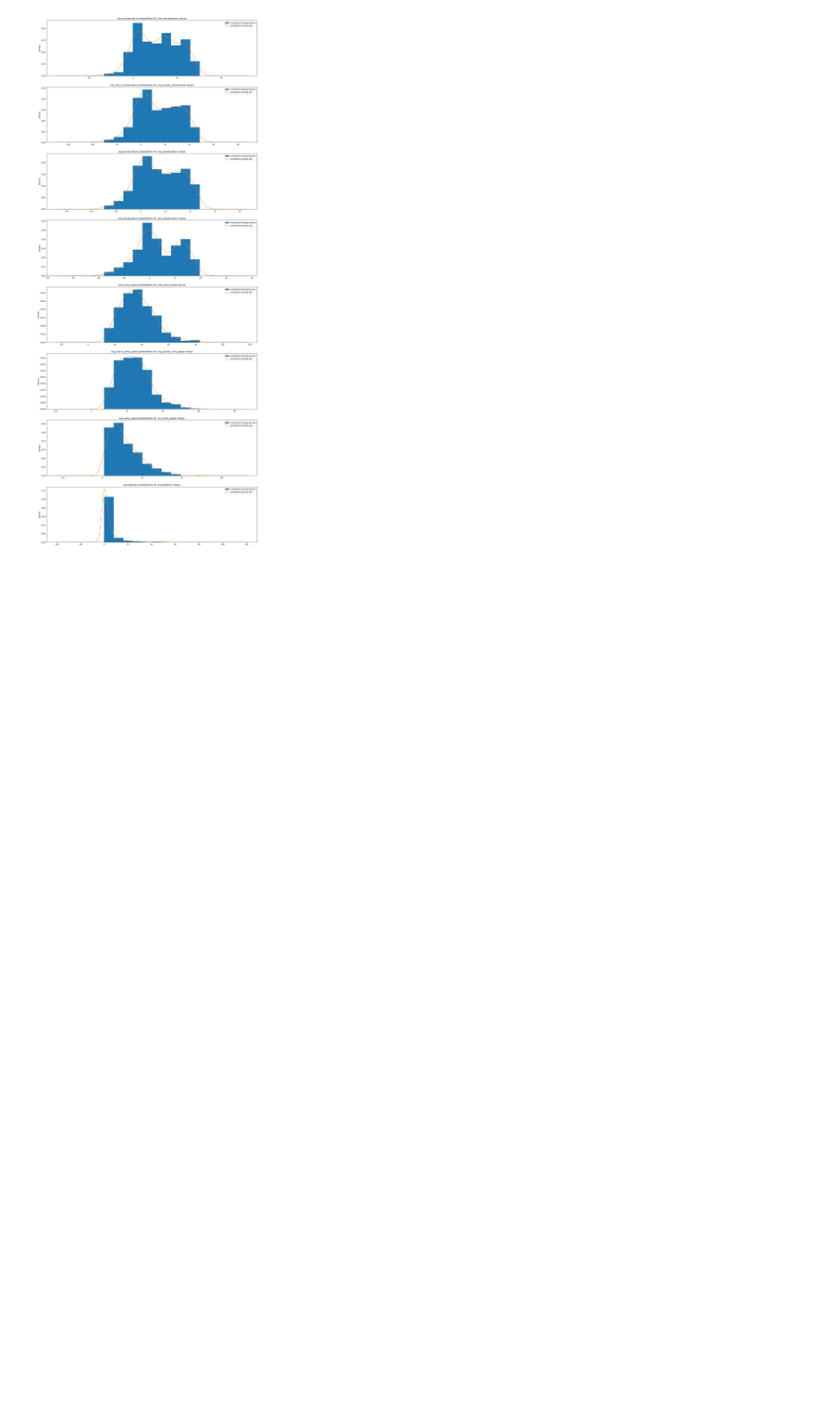
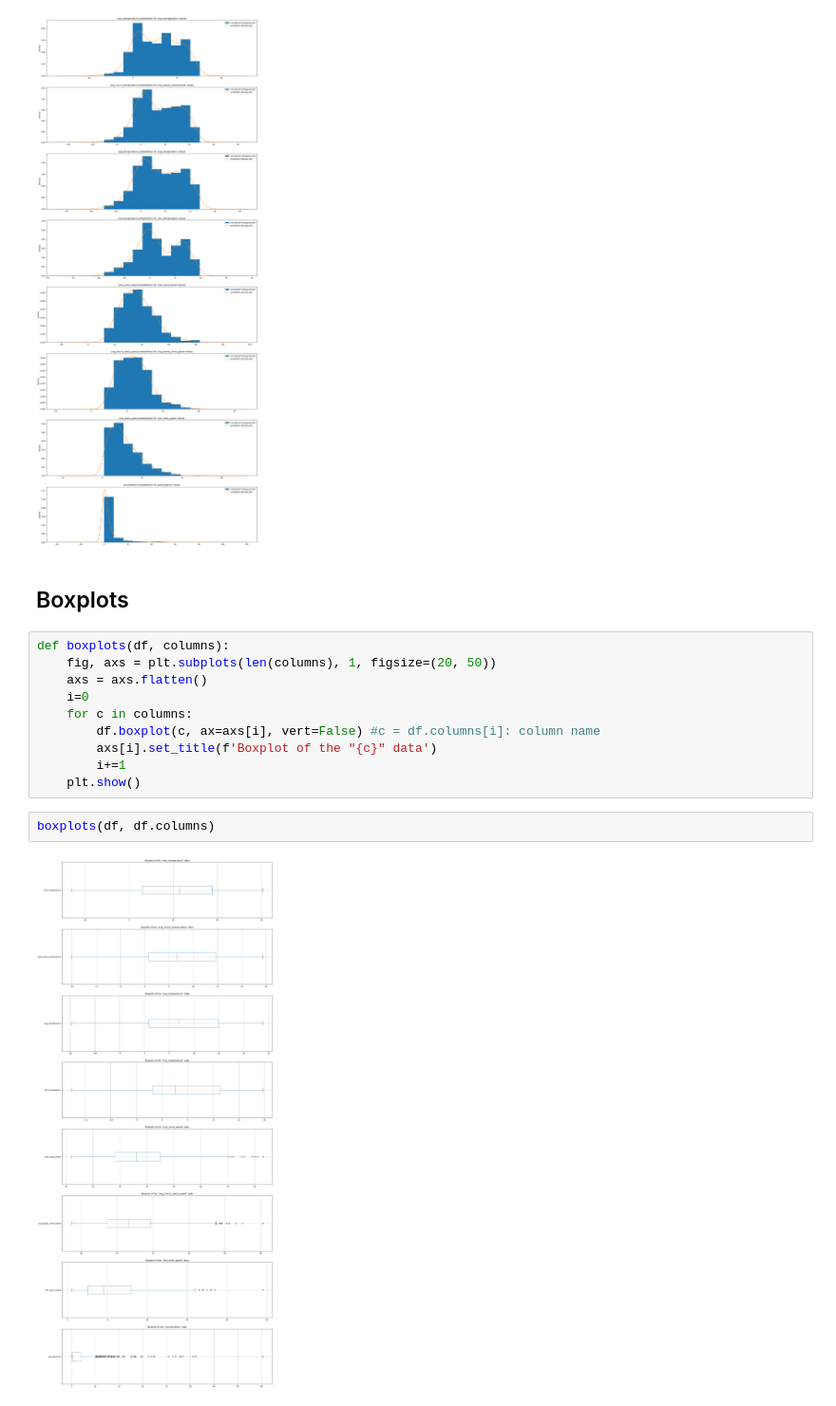
Before and after one commit to Mohammad-Ali-Mir/CMSC-6950-Project, a Jupyter notebook: code/Jupyter.ipynb, the cells around one changed output. Shown at 95% size. Drawn from its saved outputs; the diff is of its cells as text; blank space fills up the shorter version.

Commit message:
Add boxplots for columns

```diff
--- a/code/Jupyter.ipynb
+++ b/code/Jupyter.ipynb
@@ -142,3 +142,19 @@ def plot_histograms_density(df, columns):
 plot_histograms_density(df, df.columns)
 # %% [output]
 [figure]
+# %% [markdown]
+## Boxplots
+# %%
+def boxplots(df, columns):
+    fig, axs = plt.subplots(len(columns), 1, figsize=(20, 50))
+    axs = axs.flatten()
+    i=0
+    for c in columns:
+        df.boxplot(c, ax=axs[i], vert=False) #c = df.columns[i]: column name
+        axs[i].set_title(f'Boxplot of the "{c}" data')
+        i+=1
+    plt.show()
+# %%
+boxplots(df, df.columns)
+# %% [output]
+[figure, added]
```
